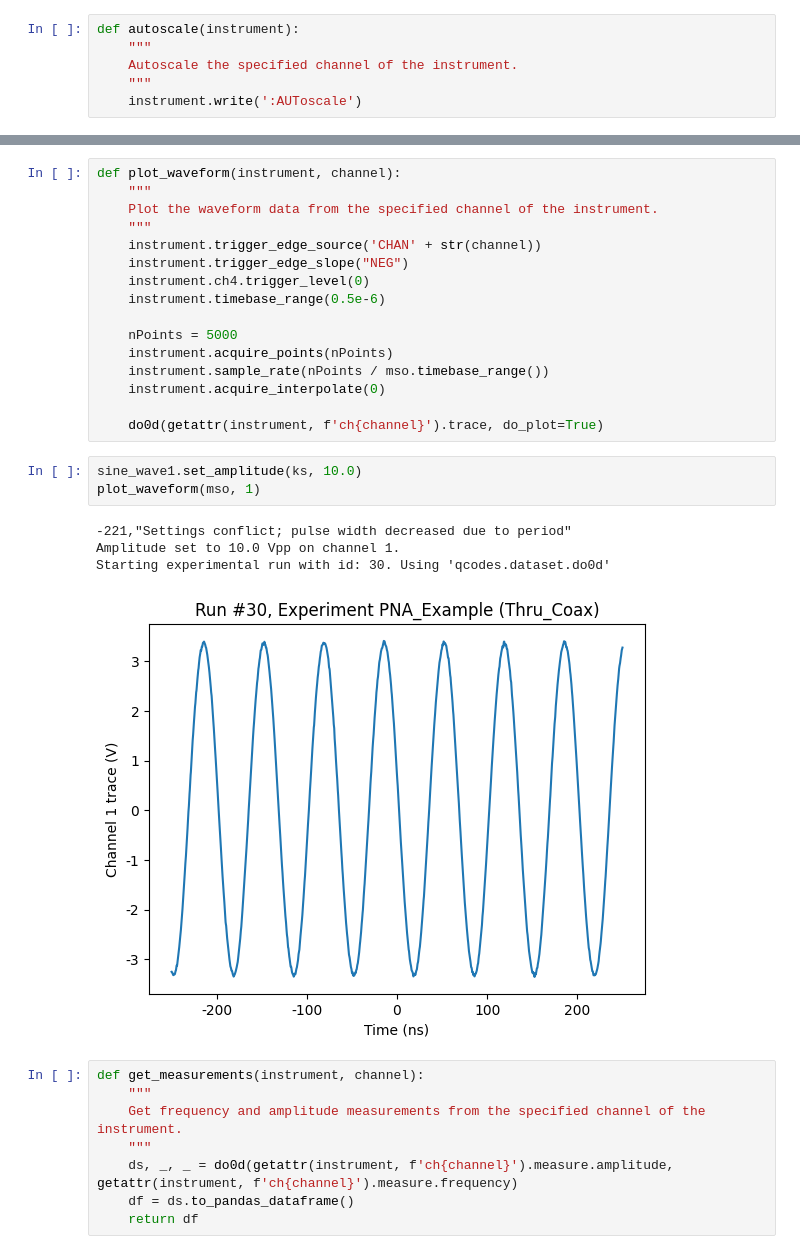
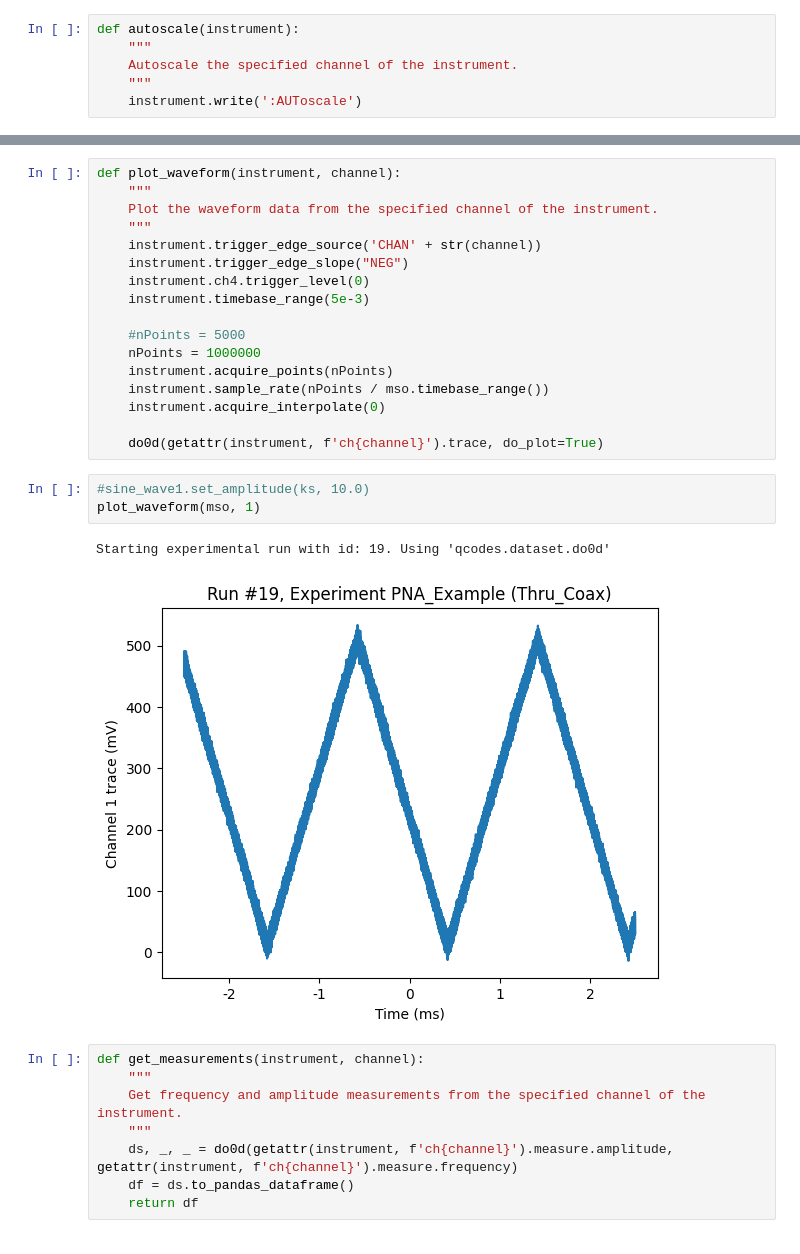
Before and after one commit to LaBEQ-main/defnedoken, a Jupyter notebook: functiongenerator.ipynb, the cells around one changed output, grey strips where cells are left out. Saved outputs shown, nothing was run; the diff lists cells and outputs as text.

```diff
--- a/functiongenerator.ipynb
+++ b/functiongenerator.ipynb
@@ -772,22 +765,21 @@ def plot_waveform(instrument, channel):
     instrument.trigger_edge_source('CHAN' + str(channel))
     instrument.trigger_edge_slope("NEG")
     instrument.ch4.trigger_level(0)
-    instrument.timebase_range(0.5e-6)
+    instrument.timebase_range(5e-3)
 
-    nPoints = 5000
+    #nPoints = 5000
+    nPoints = 1000000
     instrument.acquire_points(nPoints)
     instrument.sample_rate(nPoints / mso.timebase_range())
     instrument.acquire_interpolate(0)
 
     do0d(getattr(instrument, f'ch{channel}').trace, do_plot=True)
 # %%
-sine_wave1.set_amplitude(ks, 10.0)
+#sine_wave1.set_amplitude(ks, 10.0)
 plot_waveform(mso, 1)
 # %% [output]
--221,"Settings conflict; pulse width decreased due to period"
-Amplitude set to 10.0 Vpp on channel 1.
-Starting experimental run with id: 30. Using 'qcodes.dataset.do0d'
+Starting experimental run with id: 19. Using 'qcodes.dataset.do0d'
-[figure, old version]
+[figure, new version]
 # %%
 def get_measurements(instrument, channel):
     """
```
Also changed, not shown: parts of 17 cells of this notebook.
